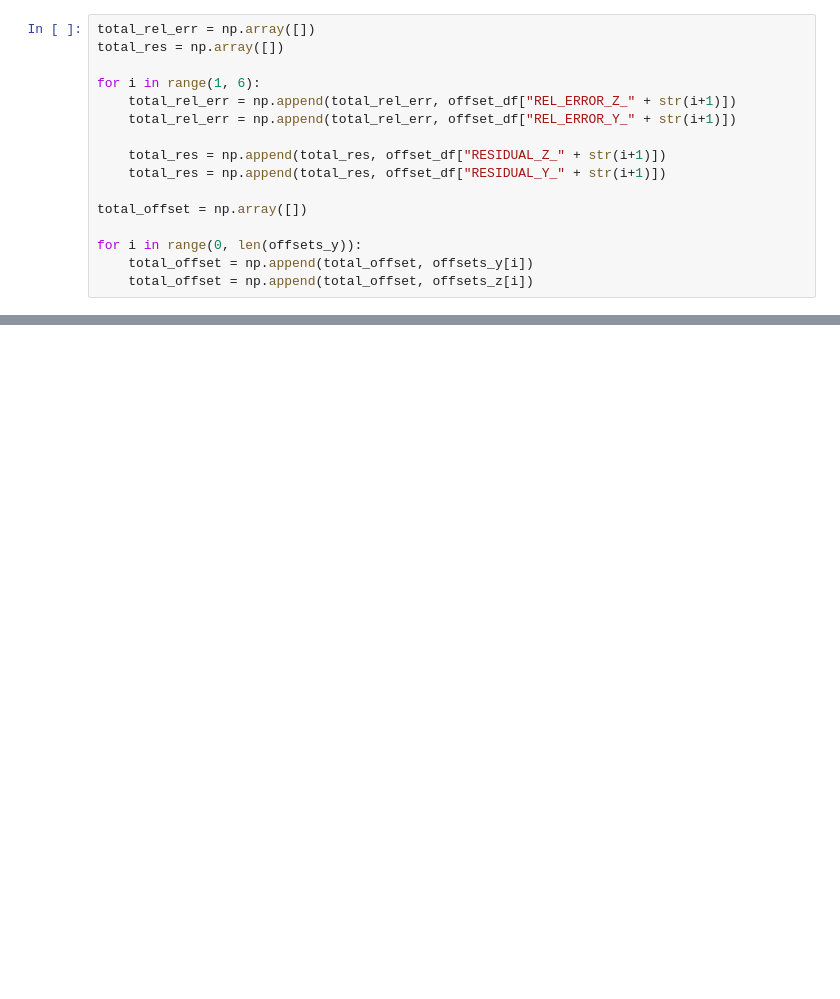
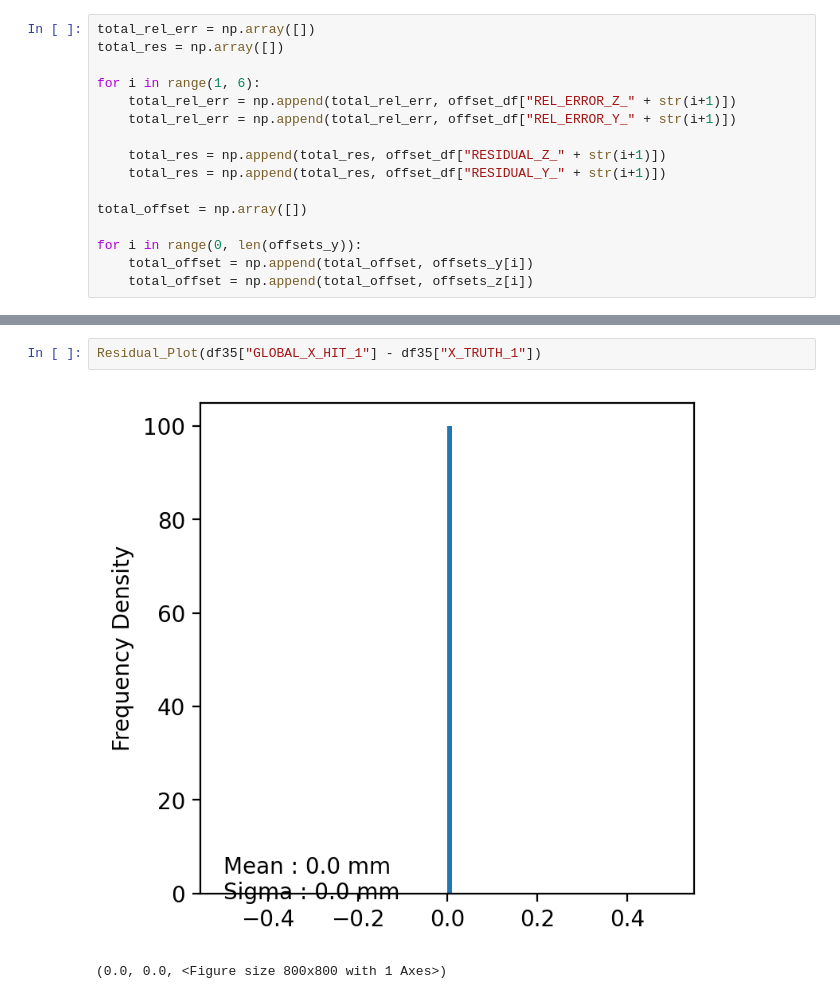
Before and after one commit to ldk111/FASER-2-MPhys-Project, a Jupyter notebook: Analysis/analysis.ipynb, the cells around one changed output, grey strips where cells are left out. Drawn from its saved outputs; the diff is of its cells as text; blank space fills up the shorter version.

```diff
--- a/Analysis/analysis.ipynb
+++ b/Analysis/analysis.ipynb
@@ -366,0 +371,5 @@ Show_Trajectory(df8)
+# %%
+Residual_Plot(df35["GLOBAL_X_HIT_1"] - df35["X_TRUTH_1"])
+# %% [output]
+[figure, added]
+(0.0, 0.0, <Figure size 800x800 with 1 Axes>)
```
Also changed, not shown: parts of 8 cells of this notebook, 1 other file.
